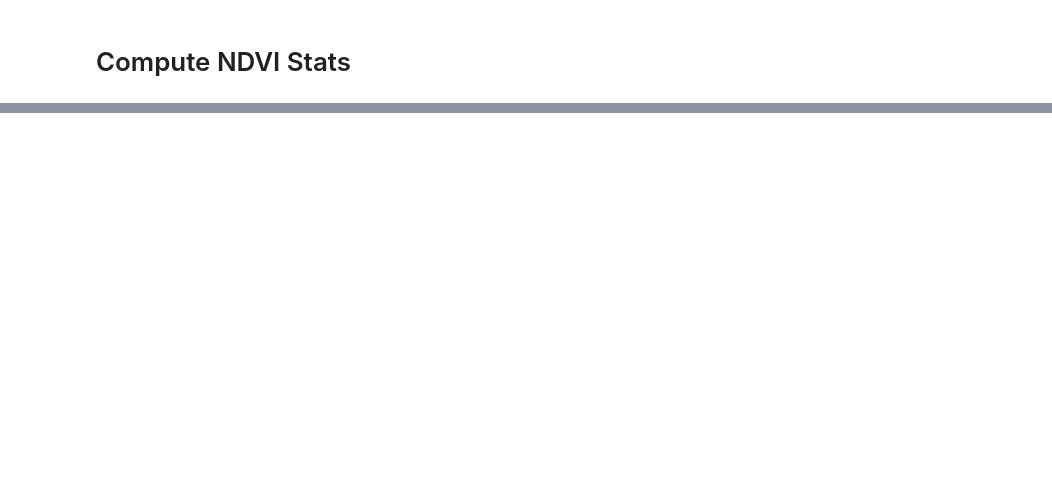
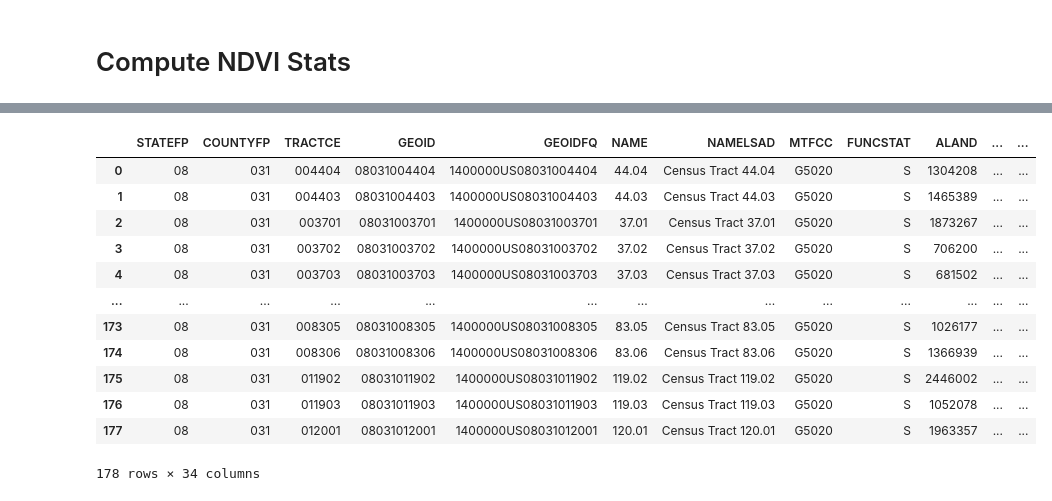
Before and after one commit to brglea/urban_greenspace_denver, a Jupyter notebook: Notebooks/03_NAIP_wrangle.ipynb, the cells around one changed output, grey strips where cells are left out. Cells and saved outputs as stored; diff of their text form; code cells hidden in the pictures; blank space fills up the shorter version.

```diff
--- a/Notebooks/03_NAIP_wrangle.ipynb
+++ b/Notebooks/03_NAIP_wrangle.ipynb
@@ -364,2 +455,19 @@ all_den_ndvi_stats_df
+# %%
+# Call the new gdf to see the table
+den_ndvi_cdc_gdf
+# %% [output]
+|  | STATEFP | COUNTYFP | TRACTCE | GEOID | GEOIDFQ | NAME | NAMELSAD | MTFCC | FUNCSTAT | ALAND | ... | ... |
+| 0 | 08 | 031 | 004404 | 08031004404 | 1400000US08031004404 | 44.04 | Census Tract 44.04 | G5020 | S | 1304208 | ... | ... |
+| 1 | 08 | 031 | 004403 | 08031004403 | 1400000US08031004403 | 44.03 | Census Tract 44.03 | G5020 | S | 1465389 | ... | ... |
+| 2 | 08 | 031 | 003701 | 08031003701 | 1400000US08031003701 | 37.01 | Census Tract 37.01 | G5020 | S | 1873267 | ... | ... |
+| 3 | 08 | 031 | 003702 | 08031003702 | 1400000US08031003702 | 37.02 | Census Tract 37.02 | G5020 | S | 706200 | ... | ... |
+| 4 | 08 | 031 | 003703 | 08031003703 | 1400000US08031003703 | 37.03 | Census Tract 37.03 | G5020 | S | 681502 | ... | ... |
+| ... | ... | ... | ... | ... | ... | ... | ... | ... | ... | ... | ... | ... |
+| 173 | 08 | 031 | 008305 | 08031008305 | 1400000US08031008305 | 83.05 | Census Tract 83.05 | G5020 | S | 1026177 | ... | ... |
+| 174 | 08 | 031 | 008306 | 08031008306 | 1400000US08031008306 | 83.06 | Census Tract 83.06 | G5020 | S | 1366939 | ... | ... |
+| 175 | 08 | 031 | 011902 | 08031011902 | 1400000US08031011902 | 119.02 | Census Tract 119.02 | G5020 | S | 2446002 | ... | ... |
+| 176 | 08 | 031 | 011903 | 08031011903 | 1400000US08031011903 | 119.03 | Census Tract 119.03 | G5020 | S | 1052078 | ... | ... |
+| 177 | 08 | 031 | 012001 | 08031012001 | 1400000US08031012001 | 120.01 | Census Tract 120.01 | G5020 | S | 1963357 | ... | ... |
+178 rows × 34 columns
 # %%
 # Store variables to use in next notebook
```
Also changed, not shown: parts of 11 cells of this notebook, 6 other files.
